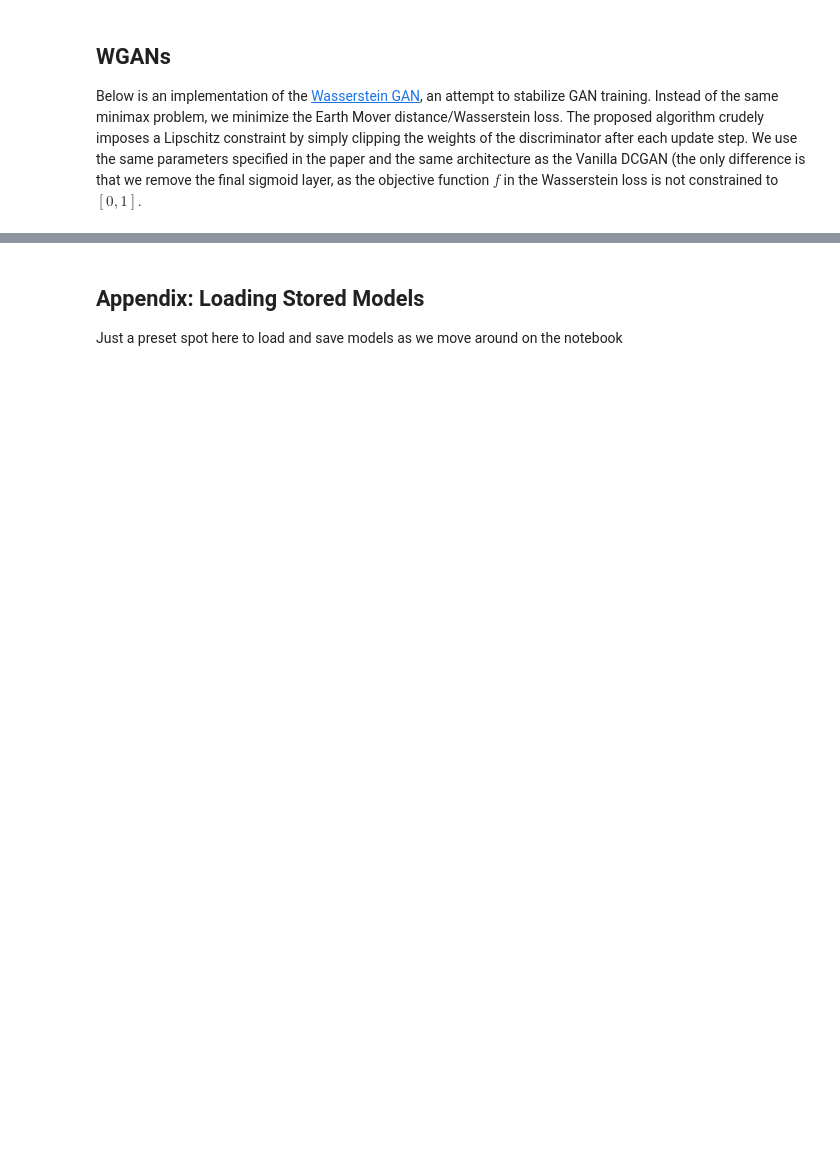
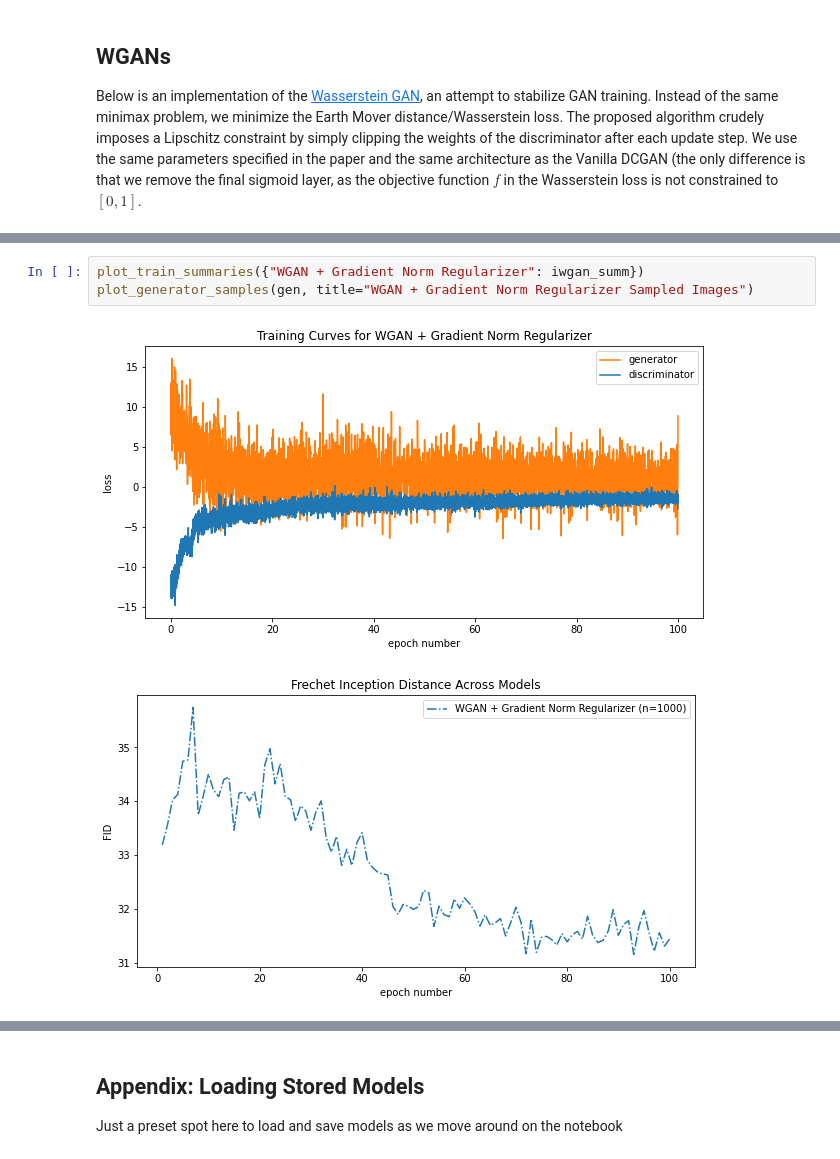
Before and after one commit to quinnfrank/GAN-regularization, a Jupyter notebook: DCGAN.ipynb, the cells around one changed output, grey strips where cells are left out. Cells and saved outputs as stored; diff of their text form; blank space fills up the shorter version.

```diff
--- a/DCGAN.ipynb
+++ b/DCGAN.ipynb
@@ -1085,0 +1061,6 @@ Possible labels: ['airplane', 'automobile', 'bird', 'cat', 'deer', 'dog', 'frog'
+# %%
+plot_train_summaries({"WGAN + Gradient Norm Regularizer": iwgan_summ})
+plot_generator_samples(gen, title="WGAN + Gradient Norm Regularizer Sampled Images")
+# %% [output]
+[figure, added]
+[figure, added]
```
Also changed, not shown: parts of 34 cells of this notebook, 9 other files.
